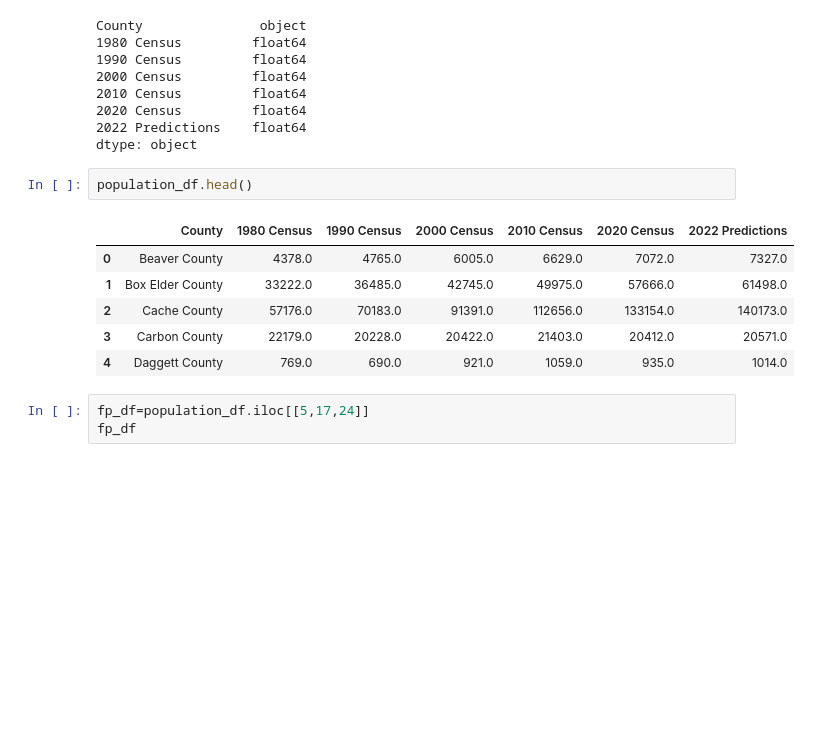
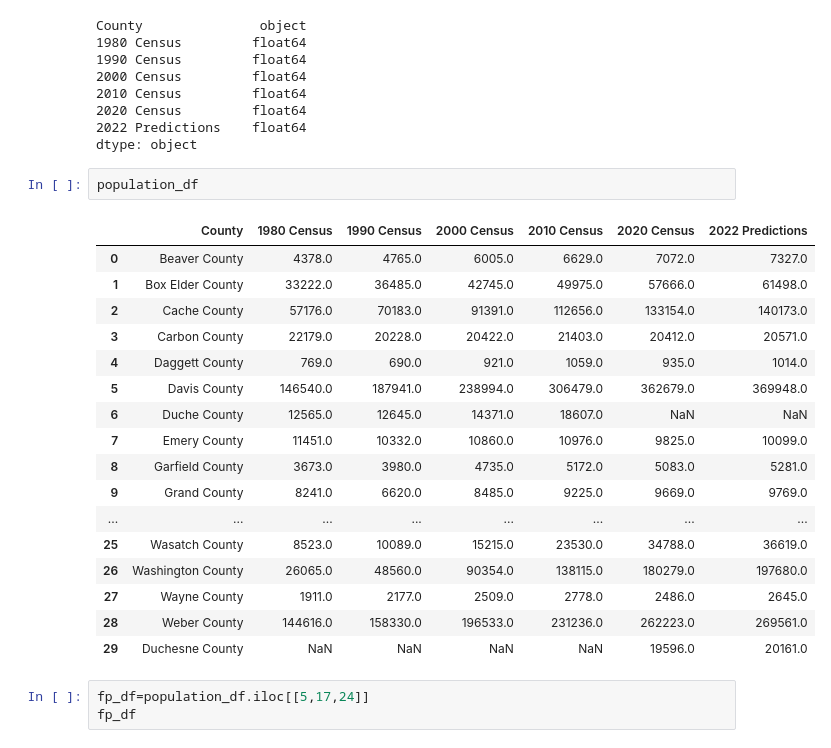
Before and after one commit to mdsinger/final_project_github, a Jupyter notebook: Final Project Population by County.ipynb, the cells around one changed output. Cells and saved outputs as stored; diff of their text form; blank space fills up the shorter version.

```diff
--- a/Final Project Population by County.ipynb
+++ b/Final Project Population by County.ipynb
@@ -211,14 +219,25 @@ County               object
 2022 Predictions    float64
 dtype: object
 # %%
-population_df.head()
+population_df
 # %% [output]
 |  | County | 1980 Census | 1990 Census | 2000 Census | 2010 Census | 2020 Census | 2022 Predictions |
 | 0 | Beaver County | 4378.0 | 4765.0 | 6005.0 | 6629.0 | 7072.0 | 7327.0 |
 | 1 | Box Elder County | 33222.0 | 36485.0 | 42745.0 | 49975.0 | 57666.0 | 61498.0 |
 | 2 | Cache County | 57176.0 | 70183.0 | 91391.0 | 112656.0 | 133154.0 | 140173.0 |
 | 3 | Carbon County | 22179.0 | 20228.0 | 20422.0 | 21403.0 | 20412.0 | 20571.0 |
 | 4 | Daggett County | 769.0 | 690.0 | 921.0 | 1059.0 | 935.0 | 1014.0 |
+| 5 | Davis County | 146540.0 | 187941.0 | 238994.0 | 306479.0 | 362679.0 | 369948.0 |
+| 6 | Duche County | 12565.0 | 12645.0 | 14371.0 | 18607.0 | NaN | NaN |
+| 7 | Emery County | 11451.0 | 10332.0 | 10860.0 | 10976.0 | 9825.0 | 10099.0 |
+| 8 | Garfield County | 3673.0 | 3980.0 | 4735.0 | 5172.0 | 5083.0 | 5281.0 |
+| 9 | Grand County | 8241.0 | 6620.0 | 8485.0 | 9225.0 | 9669.0 | 9769.0 |
+| ... | ... | ... | ... | ... | ... | ... | ... |
+| 25 | Wasatch County | 8523.0 | 10089.0 | 15215.0 | 23530.0 | 34788.0 | 36619.0 |
+| 26 | Washington County | 26065.0 | 48560.0 | 90354.0 | 138115.0 | 180279.0 | 197680.0 |
+| 27 | Wayne County | 1911.0 | 2177.0 | 2509.0 | 2778.0 | 2486.0 | 2645.0 |
+| 28 | Weber County | 144616.0 | 158330.0 | 196533.0 | 231236.0 | 262223.0 | 269561.0 |
+| 29 | Duchesne County | NaN | NaN | NaN | NaN | 19596.0 | 20161.0 |
 # %%
 fp_df=population_df.iloc[[5,17,24]]
 fp_df
```
Also changed, not shown: parts of 7 cells of this notebook.
